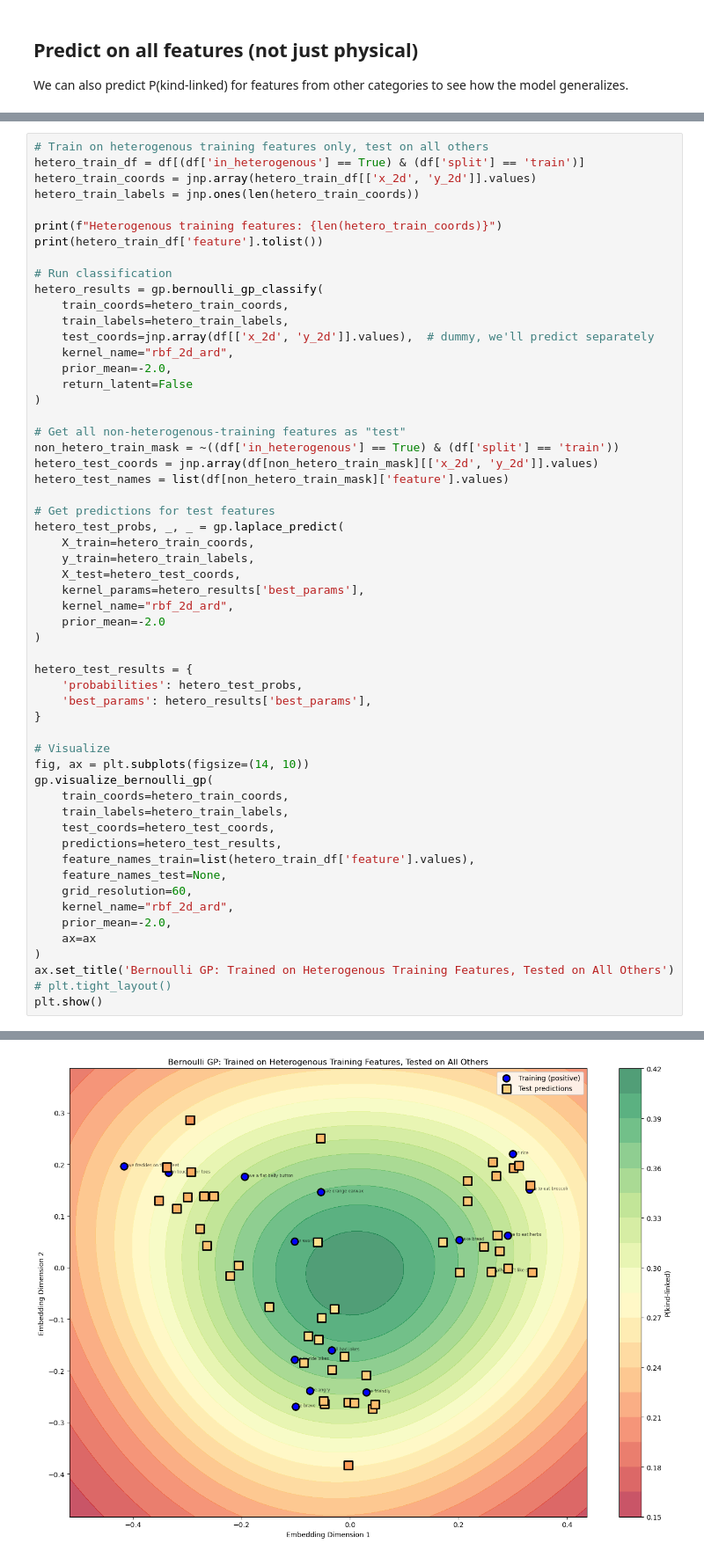
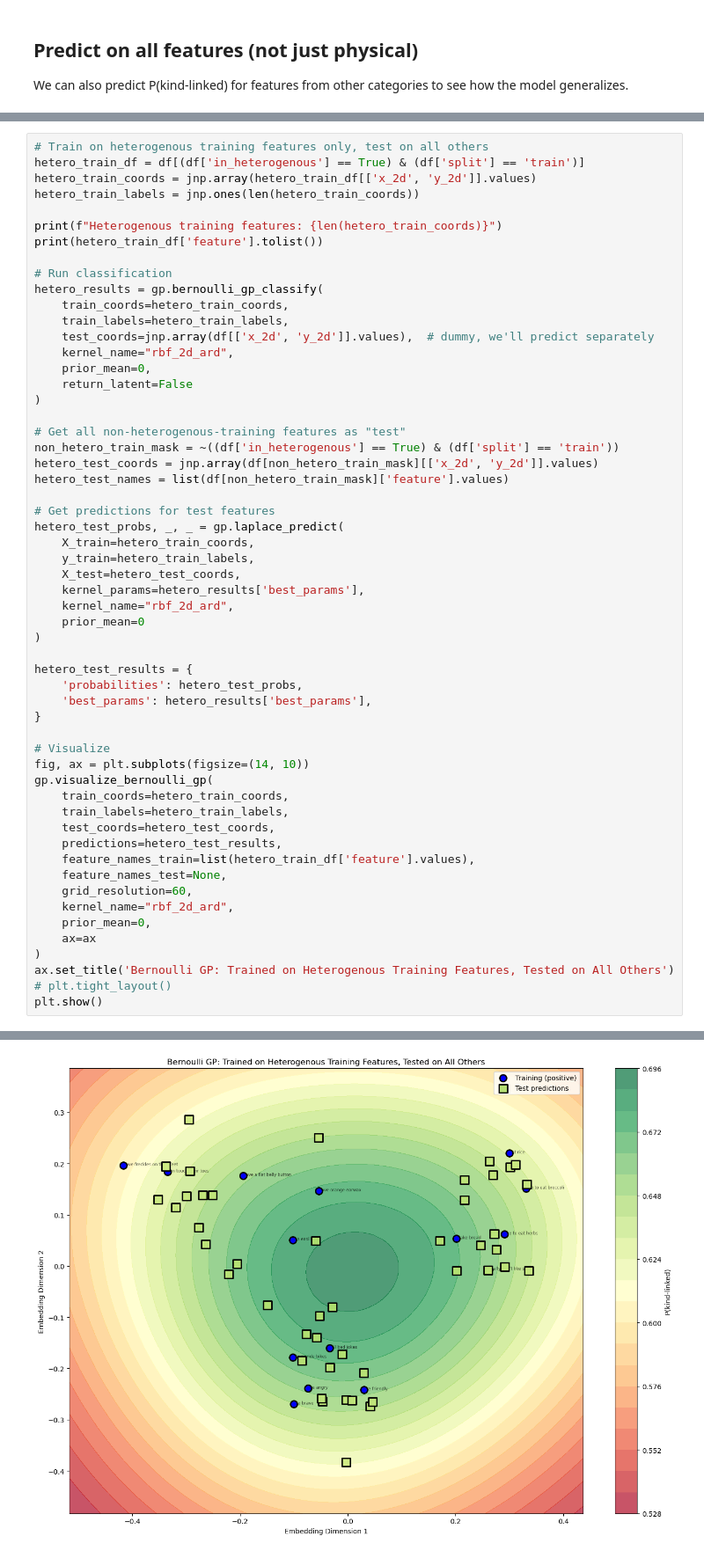
Before and after one commit to mariannazhang/compgenerics, a Jupyter notebook: model/gp/model-gp-study9.ipynb, the cells around one changed output, grey strips where cells are left out. Shown at 88% size. Drawn from its saved outputs; the diff is of its cells as text.

```diff
--- a/model/gp/model-gp-study9.ipynb
+++ b/model/gp/model-gp-study9.ipynb
@@ -230,7 +230,7 @@ hetero_results = gp.bernoulli_gp_classify(
     train_labels=hetero_train_labels,
     test_coords=jnp.array(df[['x_2d', 'y_2d']].values),  # dummy, we'll predict separately
     kernel_name="rbf_2d_ard",
-    prior_mean=-2.0,
+    prior_mean=0,
     return_latent=False
 )
 
@@ -245,36 +245,36 @@ hetero_test_probs, _, _ = gp.laplace_predict(
     y_train=hetero_train_labels,
     X_test=hetero_test_coords,
     kernel_params=hetero_results['best_params'],
     kernel_name="rbf_2d_ard",
-    prior_mean=-2.0
+    prior_mean=0
 )
 
 hetero_test_results = {
     'probabilities': hetero_test_probs,
     'best_params': hetero_results['best_params'],
 }
 
 # Visualize
 fig, ax = plt.subplots(figsize=(14, 10))
 gp.visualize_bernoulli_gp(
     train_coords=hetero_train_coords,
     train_labels=hetero_train_labels,
     test_coords=hetero_test_coords,
     predictions=hetero_test_results,
     feature_names_train=list(hetero_train_df['feature'].values),
     feature_names_test=None,
     grid_resolution=60,
     kernel_name="rbf_2d_ard",
-    prior_mean=-2.0,
+    prior_mean=0,
     ax=ax
 )
 ax.set_title('Bernoulli GP: Trained on Heterogenous Training Features, Tested on All Others')
 # plt.tight_layout()
 plt.show()
 # %% [output]
 Heterogenous training features: 15
 ['are angry', 'are brave', 'are friendly', 'can touch their toes', 'eat rice', 'have a flat belly button', 'have freckles on their feet', 'have orange earwax', 'like to eat broccoli', 'like to eat her ...
-[figure, old version]
+[figure, new version]
 # %%
 # Visualize WHERE the heterogeneous training points are by category
 # This explains why there's a high-probability region in the middle
```
Also changed, not shown: parts of 9 cells of this notebook.
